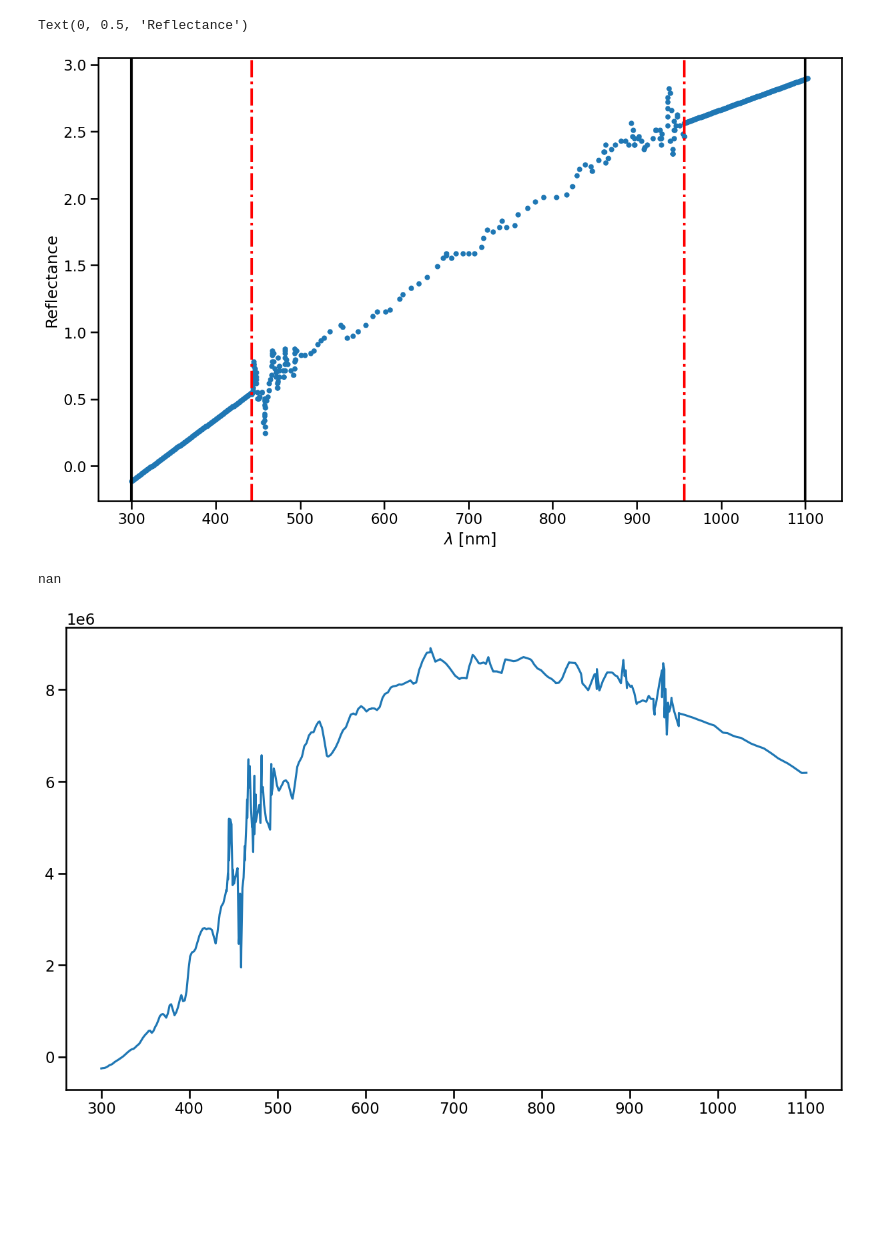
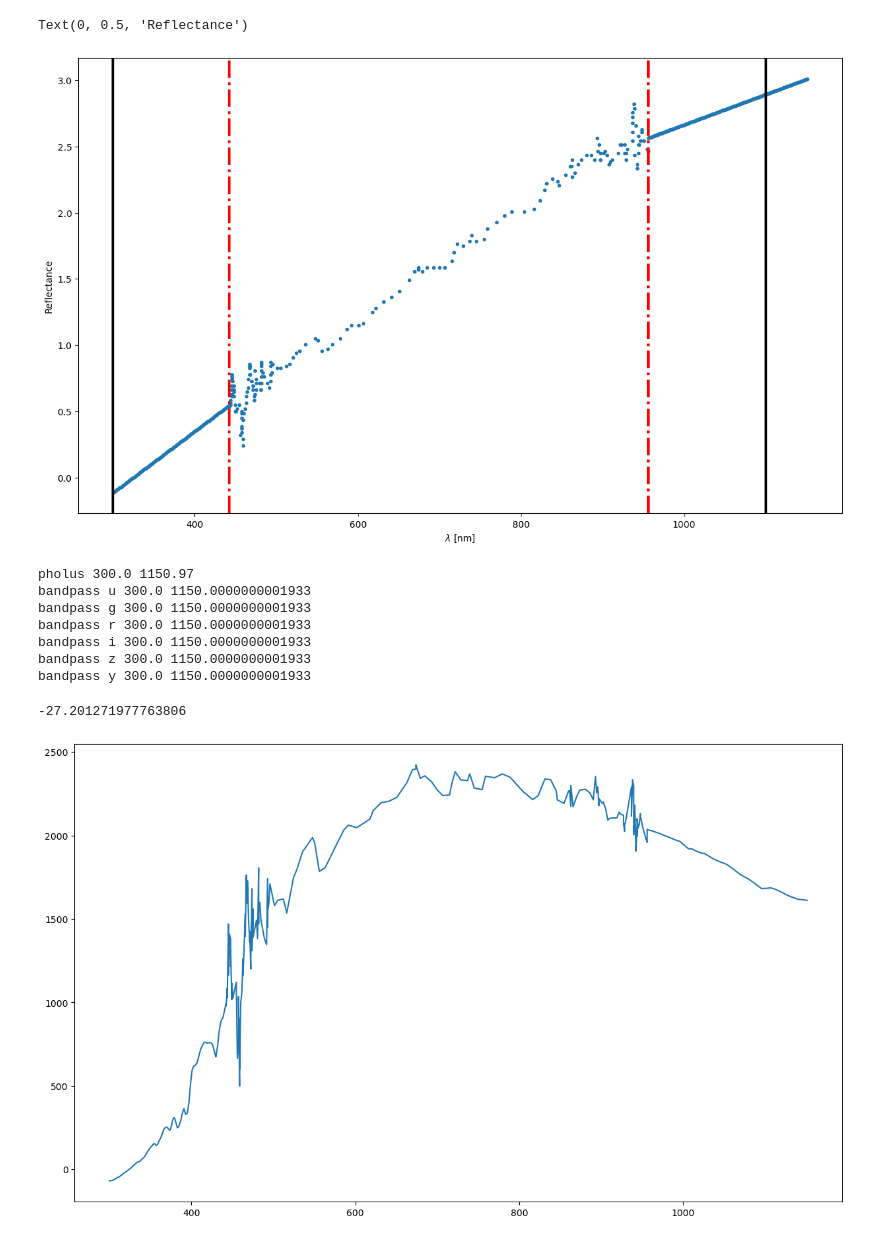
Before and after one commit to astjoephysics/CentaurColours, a Jupyter notebook: CenCols.ipynb, the cells around one changed output. Saved outputs shown, nothing was run; the diff lists cells and outputs as text; code cells hidden in the pictures; blank space fills up the shorter version.

```diff
--- a/CenCols.ipynb
+++ b/CenCols.ipynb
@@ -14,8 +14,8 @@ from rubin_sim.data import get_data_dir
 
 from scipy.interpolate import UnivariateSpline
 from scipy.optimize import curve_fit
-import seaborn as sns
-sns.set_context('talk')
+#import seaborn as sns
+#sns.set_context('talk')
 
 def lin(x, m, c):
     return m*x + c
@@ -29,8 +38,13 @@ for f in lsst_filterlist:
 # %%
 # read in pholus reflectance spectra
-phol = pd.read_table('/Users/josephmurtagh/Documents/PhD work/CENTAURSPECTRA/Pholus.dat', names=['wavelen','reflectance'])
+phol = pd.read_table('Pholus.dat', names=['wavelen','reflectance'])
 phol.wavelen = phol.wavelen * 1000
 phol = phol[phol.wavelen < 1000]
+
+# We need the min/max wavelengths for the SED to extend to cover the lsst filters.
+# It's easier to set these as variables, to ensure that we don't mis-match them by accident later.
+wavelen_min = lsst['g'].wavelen.min()
+wavelen_max = lsst['g'].wavelen.max()
 
 # normalise to 550nm by spline fitting and finding reflectance value at 550nm
 wavelen_window = np.where((phol.wavelen > 450) & (phol.wavelen < 650))
@@ -50,7 +64,7 @@ bluest = phol.wavelen.min()
 condition = ((phol.wavelen > bluest) & (phol.wavelen < bluest+100))
 
 popt, pcov = curve_fit(lin, phol.wavelen[condition], phol.reflectance[condition])
-wavelen_extend = np.arange(300, bluest+0.5, 1)
+wavelen_extend = np.arange(wavelen_min, bluest+0.5, 1)
 reflect_extend = lin(wavelen_extend, popt[0], popt[1])
 
 wavelen_final = np.concatenate((wavelen_extend, phol.wavelen.values))
@@ -61,7 +75,7 @@ reddest = phol.wavelen.max()
 condition = ((phol.wavelen > 850) & (phol.wavelen < 925))
 
 popt, pcov = curve_fit(lin, phol.wavelen[condition], phol.reflectance[condition])
-wavelen_extend = np.arange(phol.wavelen.max(), 1103, 1)
+wavelen_extend = np.arange(phol.wavelen.max(), wavelen_max + 1, 1)
 reflect_extend = lin(wavelen_extend, popt[0], popt[1])
 
 wavelen_final = np.concatenate((wavelen_final, wavelen_extend))
@@ -81,5 +95,18 @@ plt.xlabel(r'$\lambda$ [nm]')
 plt.ylabel('Reflectance')
 # %% [output]
 Text(0, 0.5, 'Reflectance')
-[figure, old version]
+[figure, new version]
+# %%
+print('pholus', phol_sed.wavelen.min(), phol_sed.wavelen.max())
+for f in 'ugrizy':
+    print('bandpass', f, lsst[f].wavelen.min(), lsst[f].wavelen.max())
+# all overlap ,yes?
+# %% [output]
+pholus 300.0 1150.97
+bandpass u 300.0 1150.0000000001933
+bandpass g 300.0 1150.0000000001933
+bandpass r 300.0 1150.0000000001933
+bandpass i 300.0 1150.0000000001933
+bandpass z 300.0 1150.0000000001933
+bandpass y 300.0 1150.0000000001933
 # %%
@@ -95,15 +119,16 @@ wavelen_step = np.unique(np.diff(lsst['g'].wavelen)).min()
 # %%
 # turn reflectance into sed and plot
-phol_obs_sed = phol_sed.multiply_sed(sun_limited, wavelen_step=wavelen_step)
+# Looks like we have a bug, so set wavelen_step to side-step that .. sorry
+phol_obs_sed = phol_sed.multiply_sed(sun, wavelen_step=0.1)
 
 fig = plt.figure(figsize=(15,9))
 plt.plot(phol_obs_sed.wavelen, phol_obs_sed.flambda)
 
 # but printing the calculated mag shows nan value
 print(phol_obs_sed.calc_mag(lsst['r']))
 # %% [output]
-nan
+-27.201271977763806
-[figure, old version]
+[figure, new version]
 # %%
 # overplot of above spectrum on the lsst filter range - showing complete overlap of filter bandpasses?
 fig = plt.figure(figsize=(15,9))
```
Also changed, not shown: parts of 4 cells of this notebook.
